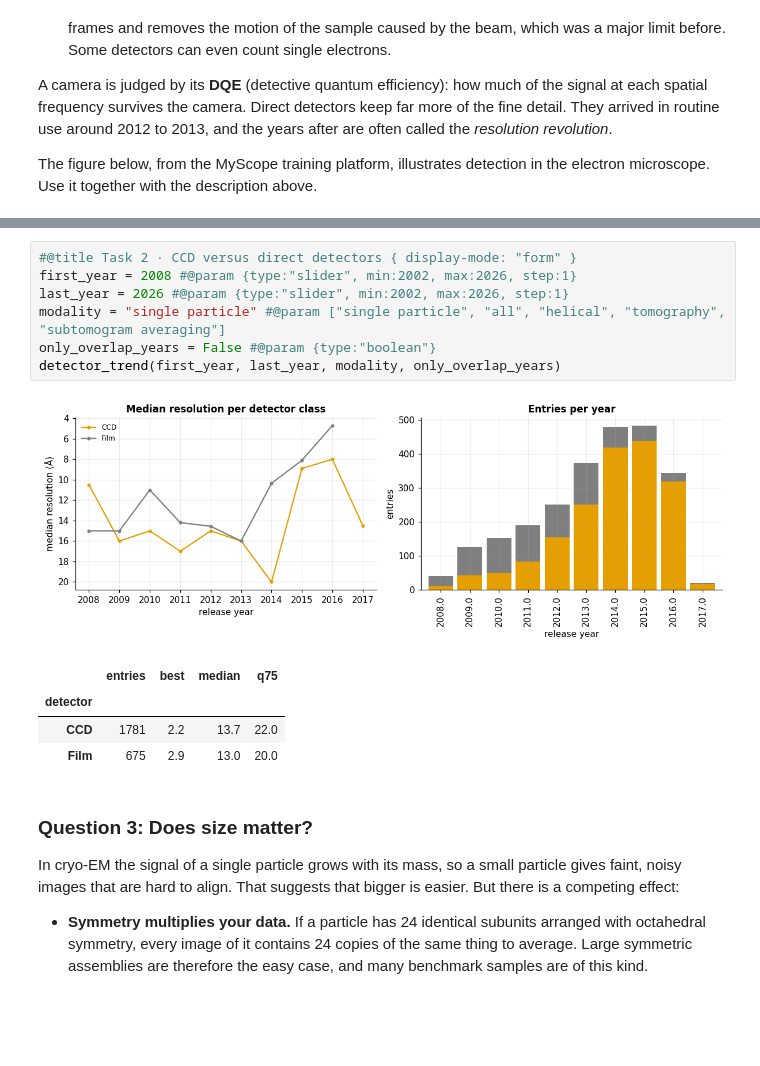
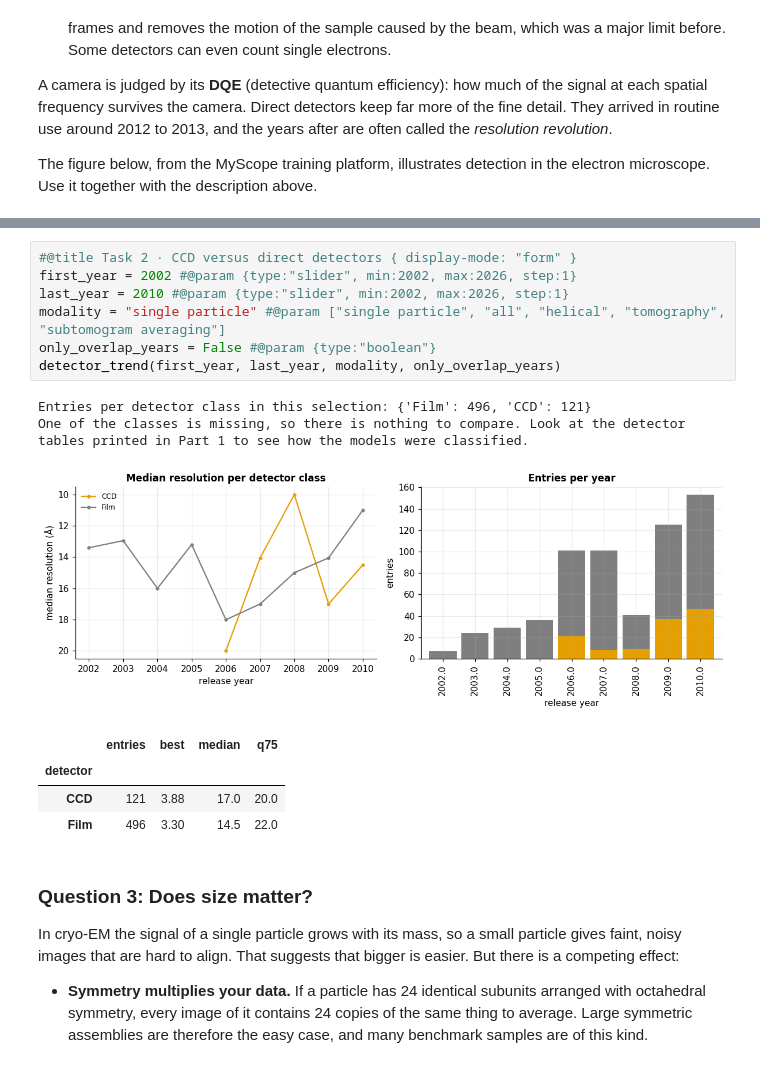
Before and after one commit to bforsbe/SK2534, a Jupyter notebook: cryoem_exercise.ipynb, the cells around one changed output, grey strips where cells are left out. Saved outputs shown, nothing was run; the diff lists cells and outputs as text; blank space fills up the shorter version.

```diff
--- a/cryoem_exercise.ipynb
+++ b/cryoem_exercise.ipynb
@@ -596,17 +641,19 @@ The EMDB stores the detector category as entered by the depositor, so the classe
 Run it once as it is. Then tick *only_overlap_years* and run it again.
 # %%
 #@title Task 2 · CCD versus direct detectors { display-mode: "form" }
-first_year = 2008 #@param {type:"slider", min:2002, max:2026, step:1}
-last_year = 2026 #@param {type:"slider", min:2002, max:2026, step:1}
+first_year = 2002 #@param {type:"slider", min:2002, max:2026, step:1}
+last_year = 2010 #@param {type:"slider", min:2002, max:2026, step:1}
 modality = "single particle" #@param ["single particle", "all", "helical", "tomography", "subtomogram averaging"]
 only_overlap_years = False #@param {type:"boolean"}
 detector_trend(first_year, last_year, modality, only_overlap_years)
 # %% [output]
+Entries per detector class in this selection: {'Film': 496, 'CCD': 121}
+One of the classes is missing, so there is nothing to compare. Look at the detector tables printed in Part 1 to see how the models were classified.
-[figure, old version]
+[figure, new version]
 |  | entries | best | median | q75 |
 | detector |  |  |  |  |
-| CCD | 1781 | 2.2 | 13.7 | 22.0 |
-| Film | 675 | 2.9 | 13.0 | 20.0 |
+| CCD | 121 | 3.88 | 17.0 | 20.0 |
+| Film | 496 | 3.30 | 14.5 | 22.0 |
 # %% [markdown]
 ### Question 3: Does size matter?
 
```
Also changed, not shown: parts of 5 cells of this notebook.
